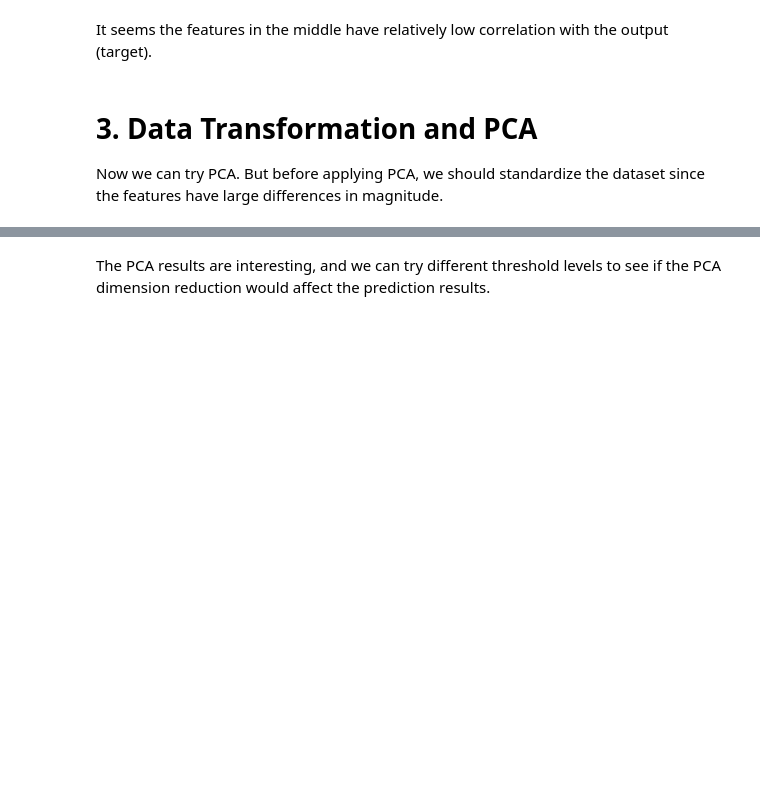
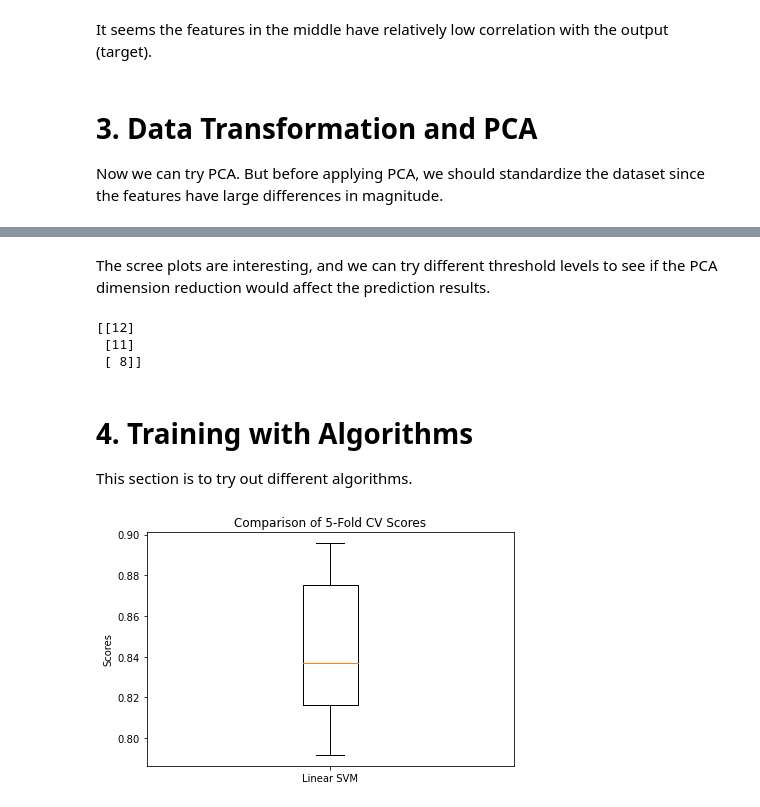
Before and after one commit to Chao8219/scikit_learn_showcase, a Jupyter notebook: jupyter_notebooks/PCA_with_classification.ipynb, the cells around one changed output, grey strips where cells are left out. Saved outputs shown, nothing was run; the diff lists cells and outputs as text; code cells hidden in the pictures; blank space fills up the shorter version.

Commit message:
first classifier added

```diff
--- a/jupyter_notebooks/PCA_with_classification.ipynb
+++ b/jupyter_notebooks/PCA_with_classification.ipynb
@@ -196,2 +203,49 @@ axes[1].legend();
 # %% [markdown]
-The PCA results are interesting, and we can try different threshold levels to see if the PCA dimension reduction would affect the prediction results.
+The scree plots are interesting, and we can try different threshold levels to see if the PCA dimension reduction would affect the prediction results.
+# %%
+# make an array for the possible component number we may try
+component_num_arr = np.zeros((3, 1), dtype=int)
+component_num_arr[0, 0] = cu_evr[cu_evr<=0.99].shape[0]
+component_num_arr[1, 0] = cu_evr[cu_evr<=0.95].shape[0]
+component_num_arr[2, 0] = cu_evr[cu_evr<=0.80].shape[0]
+print(component_num_arr)
+# %% [output]
+[[12]
+ [11]
+ [ 8]]
+# %% [markdown]
+# 4. Training with Algorithms
+
+This section is to try out different algorithms.
+# %%
+# first pipeline for the linear SVM
+linear_svm_pipeline = Pipeline(
+    [
+        ('scaler', StandardScaler()),
+        ('pca', PCA(n_components=component_num_arr[0, 0], random_state=rs_num)),
+        ('classifier', SVC(kernel="linear", C=0.025))
+    ]
+)
+
+# repeated 5-fold cross-validation on the training dataset
+linear_svm_pipeline_cv = RepeatedKFold(n_splits=5, n_repeats=3, random_state=rs_num)
+linear_svm_pipeline_scores = cross_validate(
+    linear_svm_pipeline, X_train, y_train, cv=linear_svm_pipeline_cv
+)
+# %%
+fig, ax = plt.subplots()
+
+ax.boxplot(
+    [
+        linear_svm_pipeline_scores['test_score']
+    ],
+    labels=[
+        'Linear SVM'
+    ]
+)
+ax.set_ylabel('Scores')
+ax.set_title('Comparison of 5-Fold CV Scores')
+
+plt.tight_layout()
+# %% [output]
+[figure, added]
```
Also changed, not shown: parts of 5 cells of this notebook.
